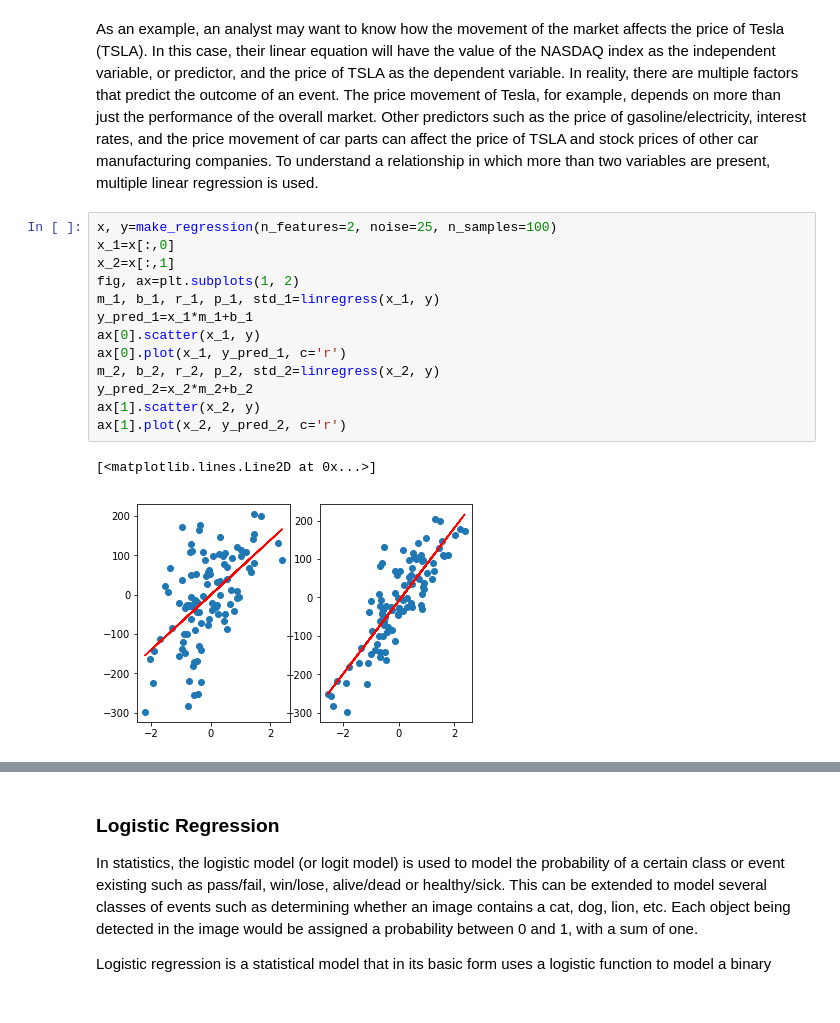
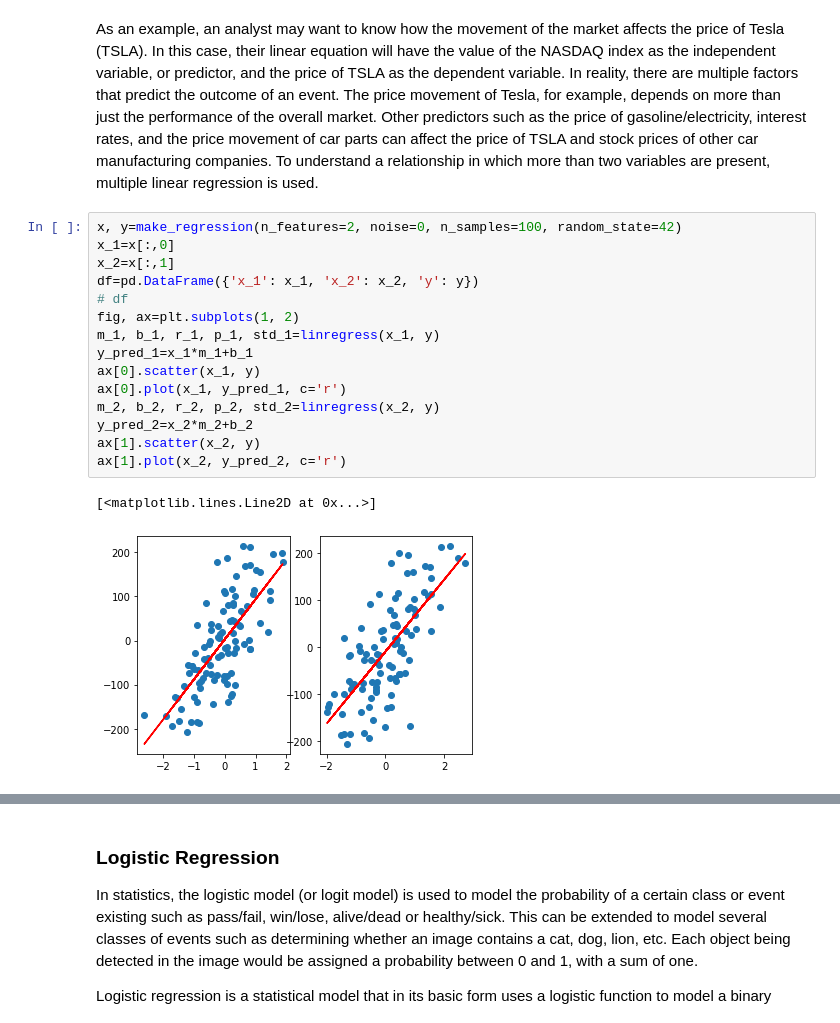
Before and after one commit to kevinclee26/nebula_ds, a Jupyter notebook: class_d7/regression_analysis.ipynb, the cells around one changed output, grey strips where cells are left out. Saved outputs shown, nothing was run; the diff lists cells and outputs as text.

```diff
--- a/class_d7/regression_analysis.ipynb
+++ b/class_d7/regression_analysis.ipynb
@@ -58,20 +149,22 @@ This is quite similar to the simple linear regression model we have discussed pr
 As an example, an analyst may want to know how the movement of the market affects the price of Tesla (TSLA). In this case, their linear equation will have the value of the NASDAQ index as the independent variable, or predictor, and the price of TSLA as the dependent variable.
 In reality, there are multiple factors that predict the outcome of an event. The price movement of Tesla, for example, depends on more than just the performance of the overall market. Other predictors such as the price of gasoline/electricity, interest rates, and the price movement of car parts can affect the price of TSLA and stock prices of other car manufacturing companies. To understand a relationship in which more than two variables are present, multiple linear regression is used.
 # %%
-x, y=make_regression(n_features=2, noise=25, n_samples=100)
+x, y=make_regression(n_features=2, noise=0, n_samples=100, random_state=42)
 x_1=x[:,0]
 x_2=x[:,1]
+df=pd.DataFrame({'x_1': x_1, 'x_2': x_2, 'y': y})
+# df
 fig, ax=plt.subplots(1, 2)
 m_1, b_1, r_1, p_1, std_1=linregress(x_1, y)
 y_pred_1=x_1*m_1+b_1
 ax[0].scatter(x_1, y)
 ax[0].plot(x_1, y_pred_1, c='r')
 m_2, b_2, r_2, p_2, std_2=linregress(x_2, y)
 y_pred_2=x_2*m_2+b_2
 ax[1].scatter(x_2, y)
 ax[1].plot(x_2, y_pred_2, c='r')
 # %% [output]
 [<matplotlib.lines.Line2D at 0x...>]
-[figure, old version]
+[figure, new version]
 # %%
 from sklearn import linear_model
```
Also changed, not shown: parts of 9 cells of this notebook.
